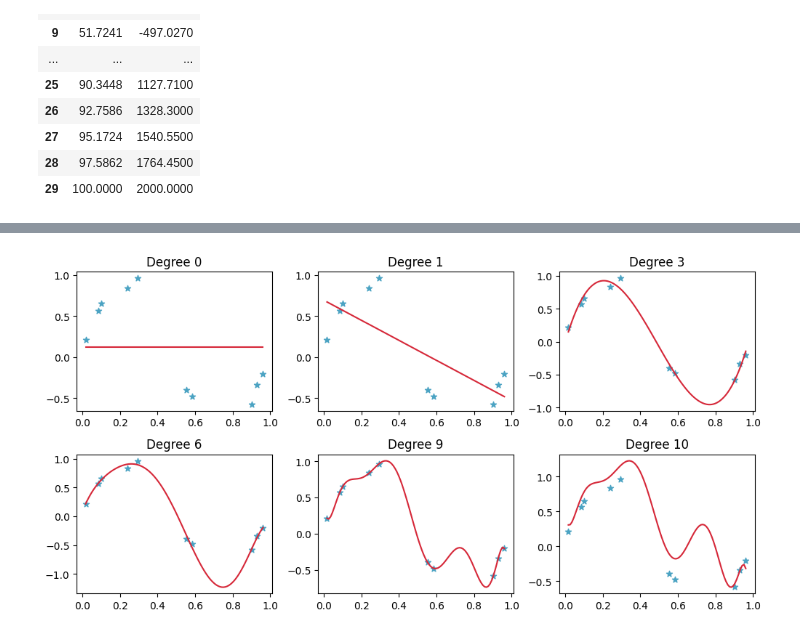
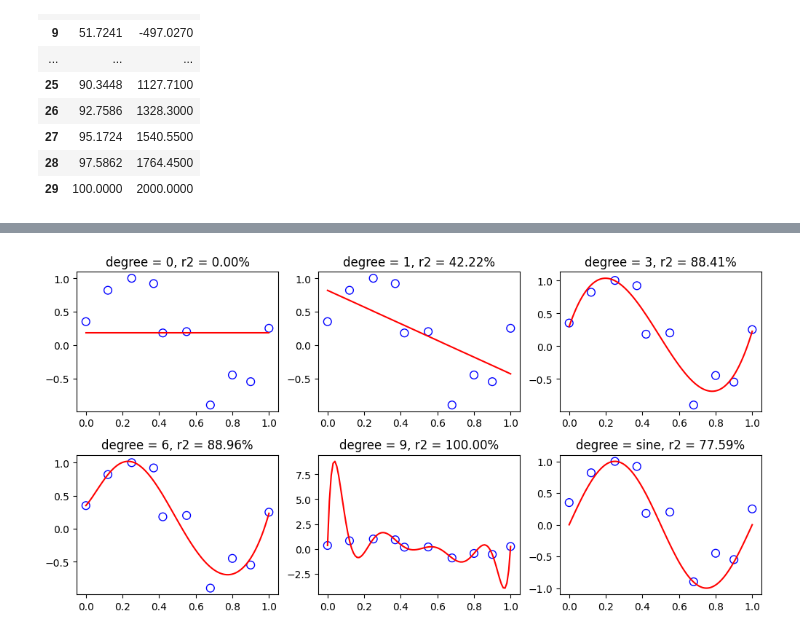
Before and after one commit to ngocngx/Machine-Learning, a Jupyter notebook: HW/hw5_regularized_linear_regression.ipynb, the cells around one changed output, grey strips where cells are left out. Saved outputs shown, nothing was run; the diff lists cells and outputs as text; code cells hidden in the pictures.

```diff
--- a/HW/hw5_regularized_linear_regression.ipynb
+++ b/HW/hw5_regularized_linear_regression.ipynb
@@ -171,0 +146,3 @@ MAPE: 0.0462257%
+# %%
+data = pd.read_csv('../data/data_sine.csv')
+data
@@ -171,0 +161,4 @@ MAPE: 0.0462257%
+# %%
+X, y = data['X'].values, data['y'].values
+model = LinearRegression(degree=2)
+model.plot_data(X, y)
@@ -172,37 +167,29 @@ MAPE: 0.0462257%
 # %%
-# # np.random.seed(0)
-# size = 10
-# low = 0
-# high = 1
-
-# # Generate dataset
-# X = np.sort(np.random.uniform(low, high, size))
-# y = np.sin(2 * np.pi * X) + np.random.normal(0, 0.1, size)
-
-X = np.array([0.01642963, 0.08342244, 0.10029394, 0.24082878, 0.29214753,
-              0.55219247, 0.58447607, 0.90371974, 0.92952932, 0.96193638])
-y = np.array([ 0.21301312,  0.56601113,  0.65329157,  0.83664456,  0.96270683,
-              -0.39589181, -0.47821268, -0.57853329, -0.33743546, -0.20516556])
-
-degrees = [0, 1, 3, 6, 9, 10]
+degrees = [0, 1, 3, 6, 9, 'sine']
 
 # Create subplots
 fig, axs = plt.subplots(2, 3, figsize=(10, 5))
 
 # Plot the dataset
 for i, deg in enumerate(degrees):
-    model = LinearRegression(degree=deg)
-    model.fit(X, y)
+    if deg == 'sine':
+        X_pred = np.linspace(X.min(), X.max(), 100)
+        y_pred = [np.sin(2 * np.pi * x) for x in X_pred]
+        r2_score = 1 - np.sum((y - [np.sin(2 * np.pi * x) for x in X]) ** 2) / np.sum((y - np.mean(y)) ** 2)
+    else:
+        model = LinearRegression(degree=deg)
+        model.fit(X, y)
+        X_pred = np.linspace(X.min(), X.max(), 100)
+        y_pred = model.predict(X_pred)
+        r2_score = 1 - np.sum((y - model.predict(X)) ** 2) / np.sum((y - np.mean(y)) ** 2)
 
-    X_pred = np.linspace(X.min(), X.max(), 100)
-    y_pred = model.predict(X_pred)
 
     ax = axs[i//3, i%3]
-    ax.scatter(X, y, marker='*', color='#4BA3C3')
-    ax.plot(X_pred, y_pred, color='#D62839')
-    ax.set_title(f'Degree {deg}')
+    ax.scatter(X, y, s=60, facecolors='none', edgecolors='blue')
+    ax.plot(X_pred, y_pred, color='red')
+    ax.set_title(f'degree = {deg}, r2 = {r2_score*100:.2f}%')
 
 plt.tight_layout(pad=0.4, w_pad=0.5, h_pad=1.0)
 plt.show()
 # %% [output]
-[figure, old version]
+[figure, new version]
```
Also changed, not shown: parts of 20 cells of this notebook, 1 other file.
